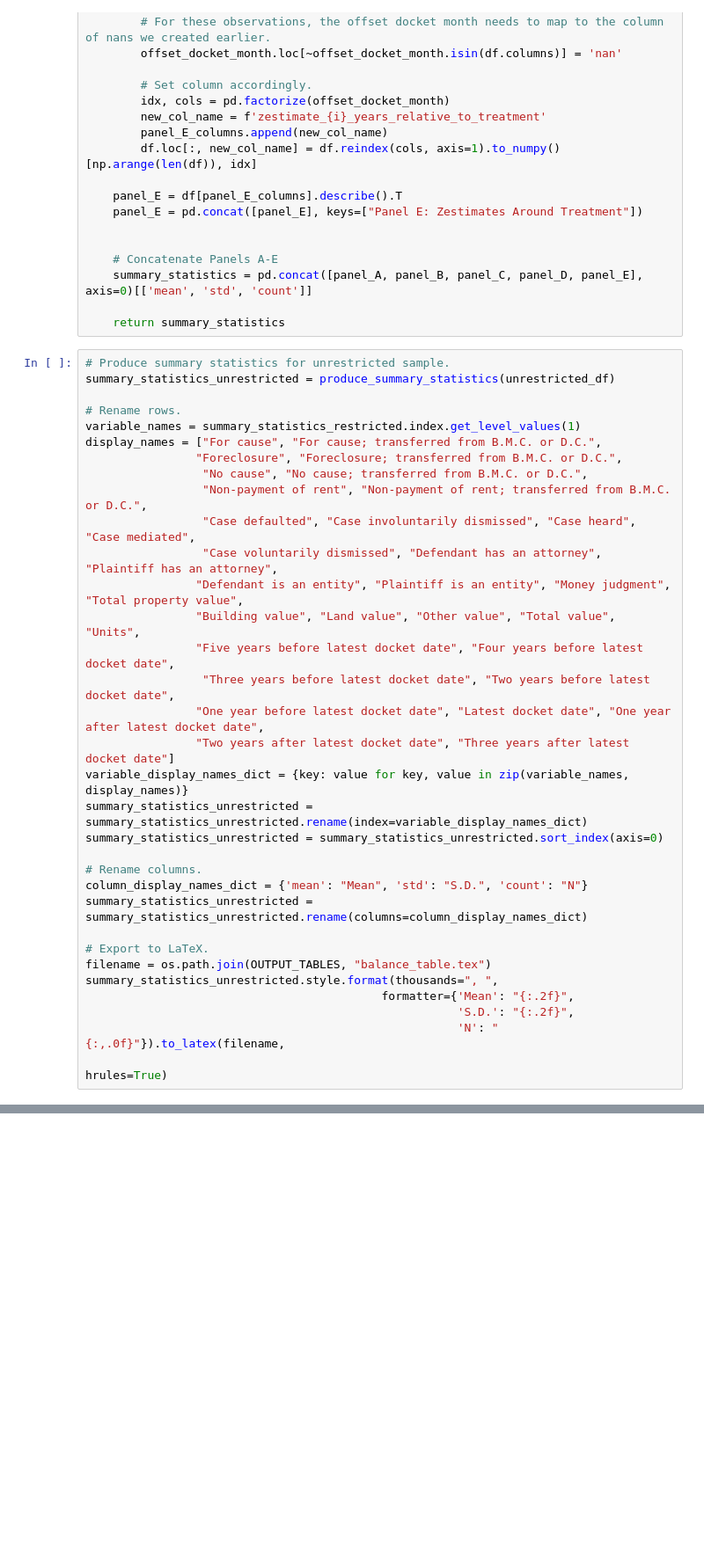
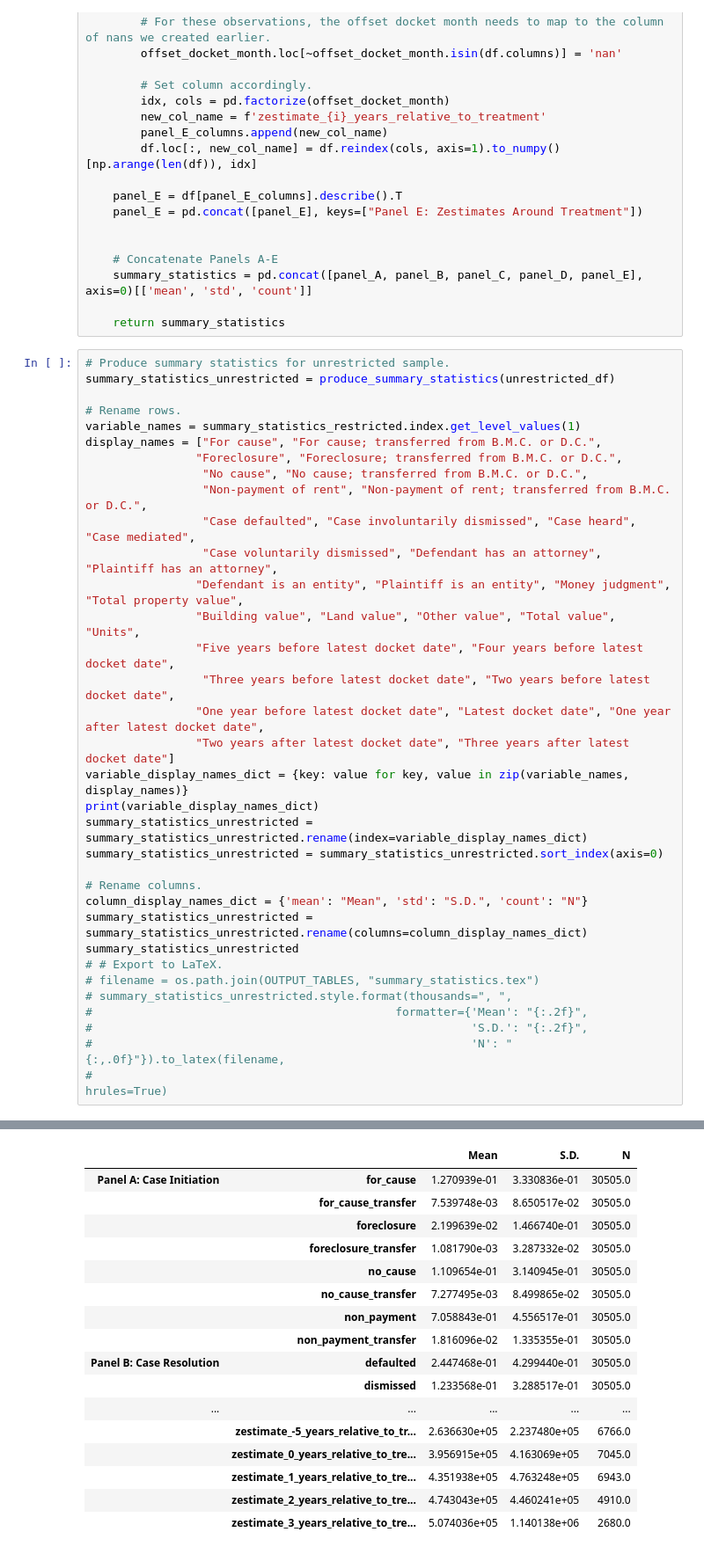
Before and after one commit to arjun-shanmugam/seniorthesis, a Jupyter notebook: src/02_analysis/01_summary_statistics.ipynb, the cells around one changed output, grey strips where cells are left out. Shown at 88% size. Drawn from its saved outputs; the diff is of its cells as text; blank space fills up the shorter version.

Commit message:
Fixed unrestricted summ stats table bug

```diff
--- a/src/02_analysis/01_summary_statistics.ipynb
+++ b/src/02_analysis/01_summary_statistics.ipynb
@@ -108,17 +108,19 @@ display_names = ["For cause", "For cause; transferred from B.M.C. or D.C.",
                 "One year before latest docket date", "Latest docket date", "One year after latest docket date",
                 "Two years after latest docket date", "Three years after latest docket date"]
 variable_display_names_dict = {key: value for key, value in zip(variable_names, display_names)}
+print(variable_display_names_dict)
 summary_statistics_unrestricted = summary_statistics_unrestricted.rename(index=variable_display_names_dict)
 summary_statistics_unrestricted = summary_statistics_unrestricted.sort_index(axis=0)
 
 # Rename columns.
 column_display_names_dict = {'mean': "Mean", 'std': "S.D.", 'count': "N"}
 summary_statistics_unrestricted = summary_statistics_unrestricted.rename(columns=column_display_names_dict)
-
-# Export to LaTeX.
-filename = os.path.join(OUTPUT_TABLES, "balance_table.tex")
-summary_statistics_unrestricted.style.format(thousands=", ",
-                                           formatter={'Mean': "{:.2f}",
-                                                      'S.D.': "{:.2f}",
-                                                      'N': "{:,.0f}"}).to_latex(filename,
-                                                                                                      hrules=True)
+summary_statistics_unrestricted
+# # Export to LaTeX.
+# filename = os.path.join(OUTPUT_TABLES, "summary_statistics.tex")
+# summary_statistics_unrestricted.style.format(thousands=", ",
+#                                            formatter={'Mean': "{:.2f}",
+#                                                       'S.D.': "{:.2f}",
+#                                                       'N': "{:,.0f}"}).to_latex(filename,
+#                                                                                                       hrules=True)
+# %% [output]
@@ -125,3 +128,20 @@ summary_statistics_unrestricted.style.format(thousands=", ",
+|  |  | Mean | S.D. | N |
+| Panel A: Case Initiation | for_cause | 1.270939e-01 | 3.330836e-01 | 30505.0 |
+|  | for_cause_transfer | 7.539748e-03 | 8.650517e-02 | 30505.0 |
+|  | foreclosure | 2.199639e-02 | 1.466740e-01 | 30505.0 |
+|  | foreclosure_transfer | 1.081790e-03 | 3.287332e-02 | 30505.0 |
+|  | no_cause | 1.109654e-01 | 3.140945e-01 | 30505.0 |
+|  | no_cause_transfer | 7.277495e-03 | 8.499865e-02 | 30505.0 |
+|  | non_payment | 7.058843e-01 | 4.556517e-01 | 30505.0 |
+|  | non_payment_transfer | 1.816096e-02 | 1.335355e-01 | 30505.0 |
+| Panel B: Case Resolution | defaulted | 2.447468e-01 | 4.299440e-01 | 30505.0 |
+|  | dismissed | 1.233568e-01 | 3.288517e-01 | 30505.0 |
+| ... | ... | ... | ... | ... |
+|  | zestimate_-5_years_relative_to_tr... | 2.636630e+05 | 2.237480e+05 | 6766.0 |
+|  | zestimate_0_years_relative_to_tre... | 3.956915e+05 | 4.163069e+05 | 7045.0 |
+|  | zestimate_1_years_relative_to_tre... | 4.351938e+05 | 4.763248e+05 | 6943.0 |
+|  | zestimate_2_years_relative_to_tre... | 4.743043e+05 | 4.460241e+05 | 4910.0 |
+|  | zestimate_3_years_relative_to_tre... | 5.074036e+05 | 1.140138e+06 | 2680.0 |
 # %%
 # Load restricted data.
 restricted_df = pd.read_csv(INPUT_DATA_RESTRICTED)
```
Also changed, not shown: parts of 1 cell of this notebook, 1 other file.
